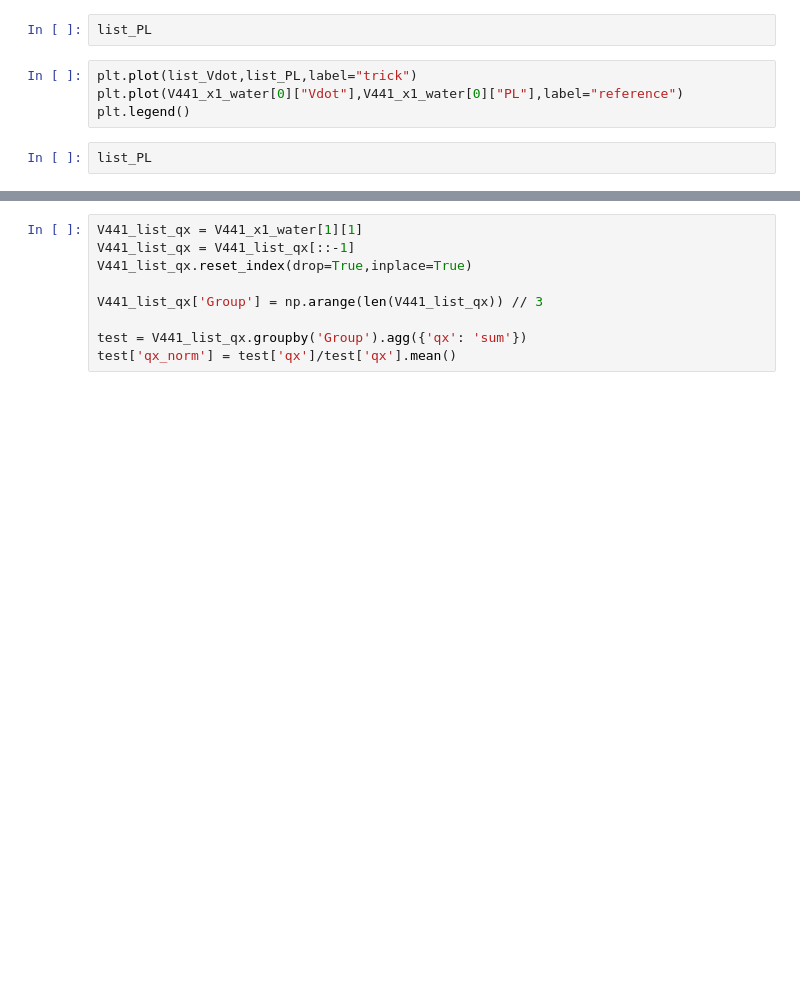
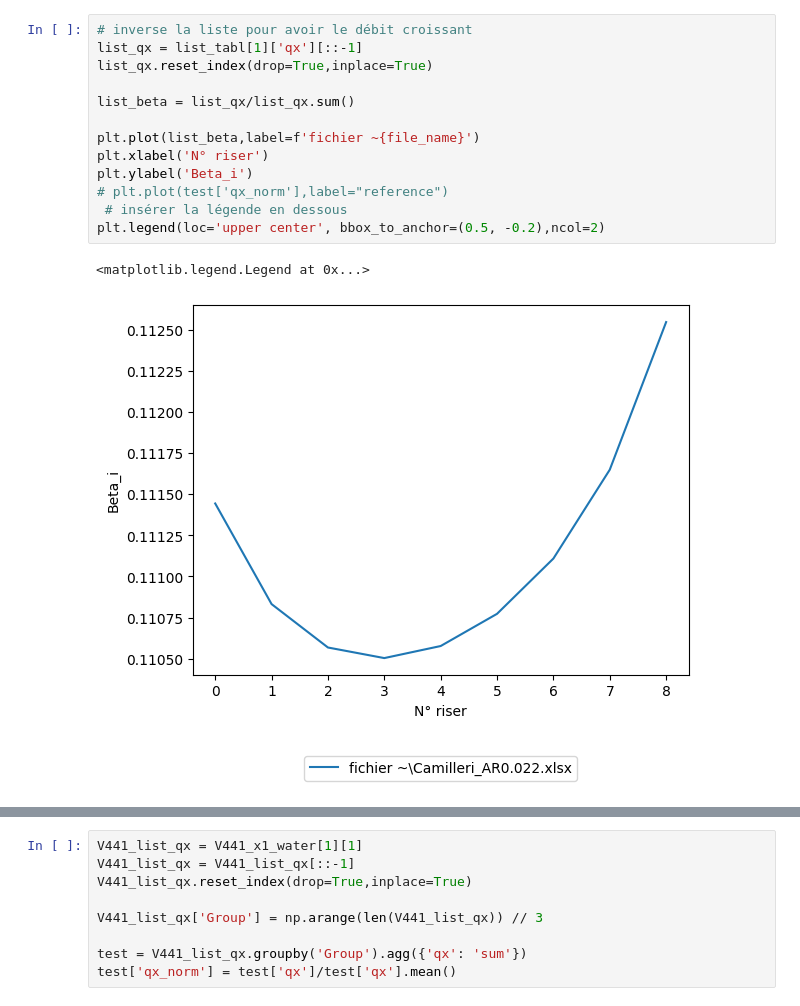
Before and after one commit to valentindelachaux/parallel-flow-distribution-pressure-loss, a Jupyter notebook: main.ipynb, the cells around one changed output, grey strips where cells are left out. Saved outputs shown, nothing was run; the diff lists cells and outputs as text; blank space fills up the shorter version.

```diff
--- a/main.ipynb
+++ b/main.ipynb
@@ -110,10 +73,18 @@ list_PL,list_tabl,list_mn,list_std = modf.PL_fsolve_range(par,condi0,list_Dv)
-# %%
-list_PL
-# %%
-plt.plot(list_Vdot,list_PL,label="trick")
-plt.plot(V441_x1_water[0]["Vdot"],V441_x1_water[0]["PL"],label="reference")
-plt.legend()
-# %%
-list_PL
+# %%
+# inverse la liste pour avoir le débit croissant
+list_qx = list_tabl[1]['qx'][::-1]
+list_qx.reset_index(drop=True,inplace=True)
+
+list_beta = list_qx/list_qx.sum()
+
+plt.plot(list_beta,label=f'fichier ~{file_name}')
+plt.xlabel('N° riser')
+plt.ylabel('Beta_i')
+# plt.plot(test['qx_norm'],label="reference")
+ # insérer la légende en dessous
+plt.legend(loc='upper center', bbox_to_anchor=(0.5, -0.2),ncol=2)
+# %% [output]
+<matplotlib.legend.Legend at 0x...>
+[figure, added]
 # %%
 list_tabl[1]
```
Also changed, not shown: parts of 71 cells of this notebook, 2 other files.
